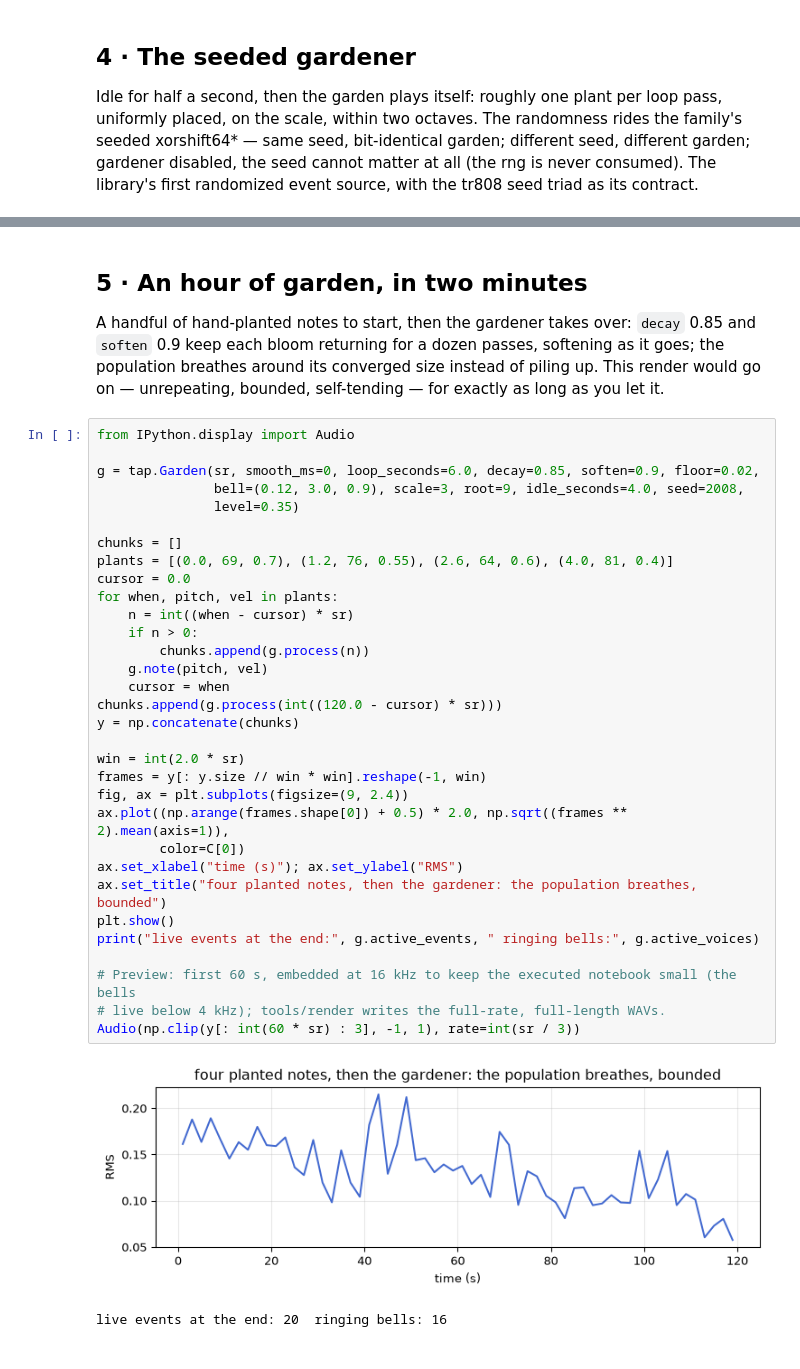
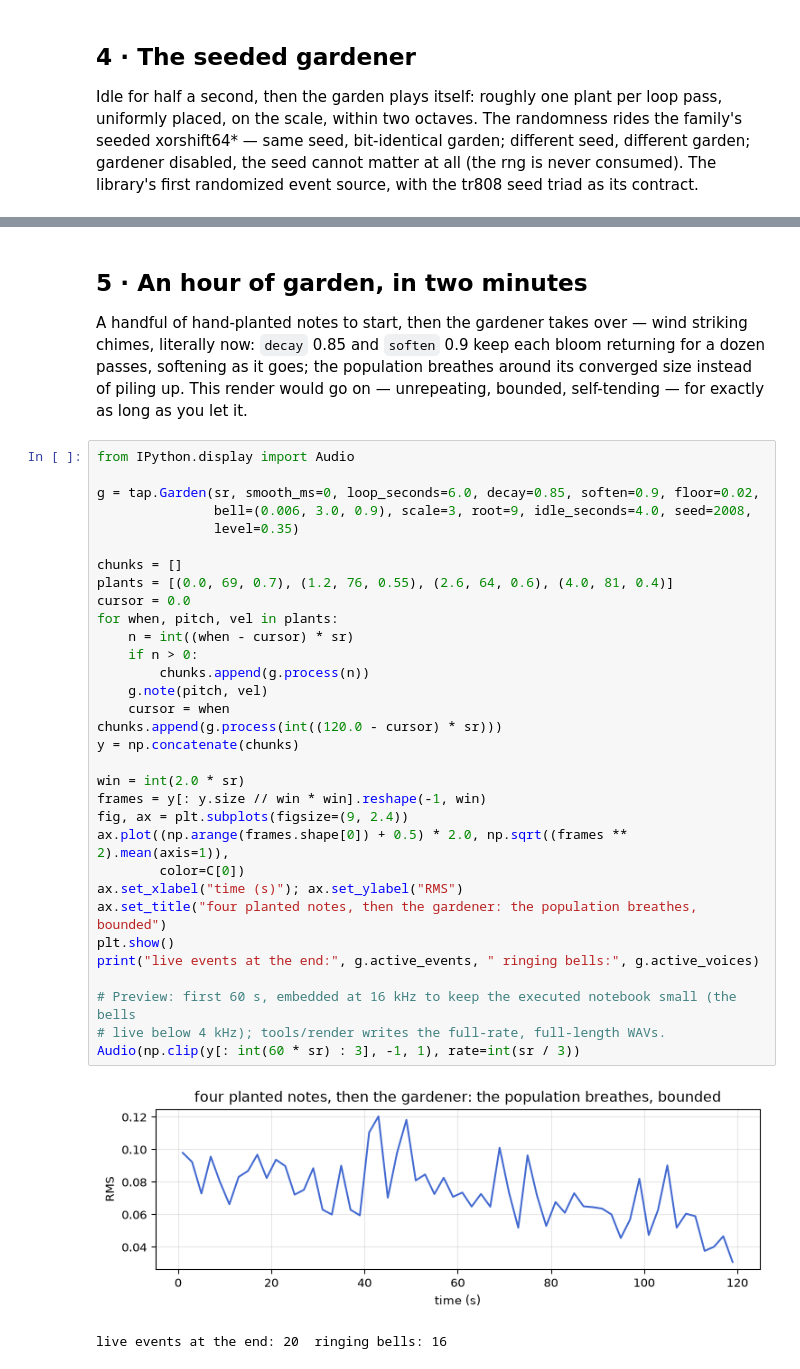
Before and after one commit to tap/TapTools, a Jupyter notebook: notebooks/garden.ipynb, the cells around one changed output, grey strips where cells are left out. Cells and saved outputs as stored; diff of their text form.

```diff
--- a/notebooks/garden.ipynb
+++ b/notebooks/garden.ipynb
@@ -163,7 +169,8 @@ same seed bit-exact: True   different seed differs: True
 # %% [markdown]
 ## 5 · An hour of garden, in two minutes
 
-A handful of hand-planted notes to start, then the gardener takes over: `decay` 0.85 and
+A handful of hand-planted notes to start, then the gardener takes over — wind striking
+chimes, literally now: `decay` 0.85 and
 `soften` 0.9 keep each bloom returning for a dozen passes, softening as it goes; the
 population breathes around its converged size instead of piling up. This render would go on
 — unrepeating, bounded, self-tending — for exactly as long as you let it.
@@ -171,35 +178,35 @@ population breathes around its converged size instead of piling up. This render
 from IPython.display import Audio
 
 g = tap.Garden(sr, smooth_ms=0, loop_seconds=6.0, decay=0.85, soften=0.9, floor=0.02,
-               bell=(0.12, 3.0, 0.9), scale=3, root=9, idle_seconds=4.0, seed=2008,
+               bell=(0.006, 3.0, 0.9), scale=3, root=9, idle_seconds=4.0, seed=2008,
                level=0.35)
 
 chunks = []
 plants = [(0.0, 69, 0.7), (1.2, 76, 0.55), (2.6, 64, 0.6), (4.0, 81, 0.4)]
 cursor = 0.0
 for when, pitch, vel in plants:
     n = int((when - cursor) * sr)
     if n > 0:
         chunks.append(g.process(n))
     g.note(pitch, vel)
     cursor = when
 chunks.append(g.process(int((120.0 - cursor) * sr)))
 y = np.concatenate(chunks)
 
 win = int(2.0 * sr)
 frames = y[: y.size // win * win].reshape(-1, win)
 fig, ax = plt.subplots(figsize=(9, 2.4))
 ax.plot((np.arange(frames.shape[0]) + 0.5) * 2.0, np.sqrt((frames ** 2).mean(axis=1)),
         color=C[0])
 ax.set_xlabel("time (s)"); ax.set_ylabel("RMS")
 ax.set_title("four planted notes, then the gardener: the population breathes, bounded")
 plt.show()
 print("live events at the end:", g.active_events, " ringing bells:", g.active_voices)
 
 # Preview: first 60 s, embedded at 16 kHz to keep the executed notebook small (the bells
 # live below 4 kHz); tools/render writes the full-rate, full-length WAVs.
 Audio(np.clip(y[: int(60 * sr) : 3], -1, 1), rate=int(sr / 3))
 # %% [output]
-[figure, old version]
+[figure, new version]
 live events at the end: 20  ringing bells: 16
 [interactive output not drawn]
```
Also changed, not shown: parts of 8 cells of this notebook, 11 other files.
